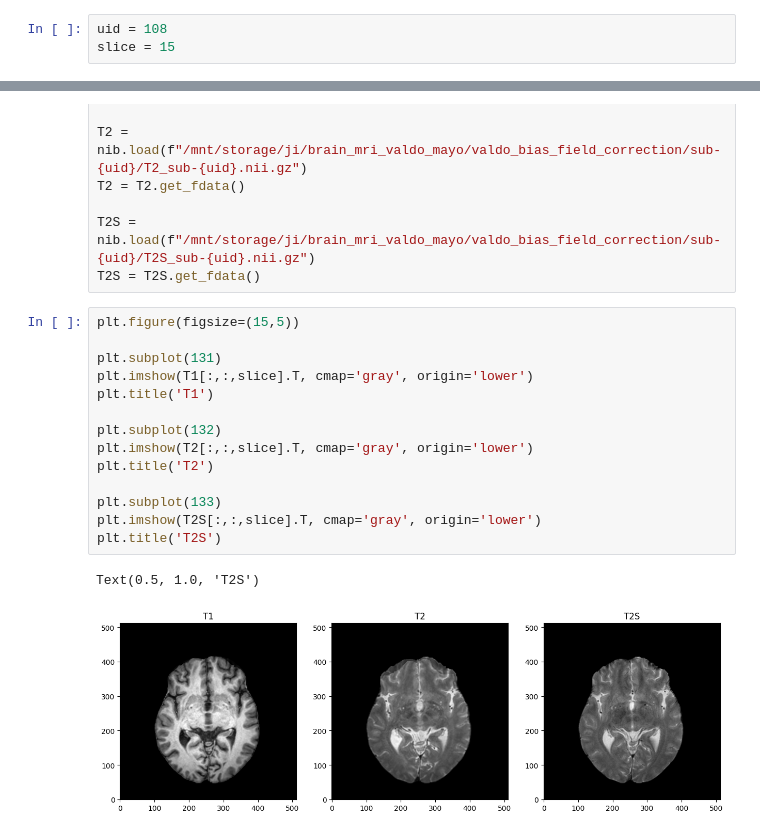
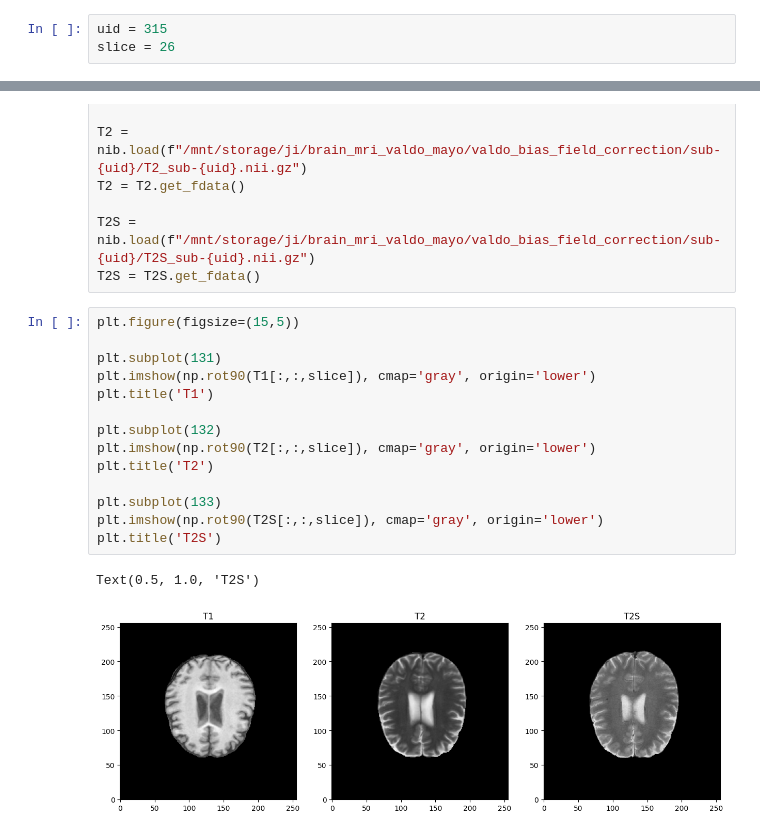
Before and after one commit to greenyjwk/VALDO_brain_MRI_dataset_preprocessing, a Jupyter notebook: misc/EDA/EDA_bias_fied_correction.ipynb, the cells around one changed output, grey strips where cells are left out. Saved outputs shown, nothing was run; the diff lists cells and outputs as text.

```diff
--- a/misc/EDA/EDA_bias_fied_correction.ipynb
+++ b/misc/EDA/EDA_bias_fied_correction.ipynb
@@ -4,6 +5,6 @@ import matplotlib.pyplot as plt
 # %%
-uid = 108
-slice = 15
+uid = 315
+slice = 26
 # %%
 T1 = nib.load(f"/mnt/storage/ji/brain_mri_valdo_mayo/valdo_bias_field_correction/sub-{uid}/T1_sub-{uid}.nii.gz")
 T1 = T1.get_fdata()
@@ -16,17 +17,17 @@ T2S = T2S.get_fdata()
 # %%
 plt.figure(figsize=(15,5))
 
 plt.subplot(131)
-plt.imshow(T1[:,:,slice].T, cmap='gray', origin='lower')
+plt.imshow(np.rot90(T1[:,:,slice]), cmap='gray', origin='lower')
 plt.title('T1')
 
 plt.subplot(132)
-plt.imshow(T2[:,:,slice].T, cmap='gray', origin='lower')
+plt.imshow(np.rot90(T2[:,:,slice]), cmap='gray', origin='lower')
 plt.title('T2')
 
 plt.subplot(133)
-plt.imshow(T2S[:,:,slice].T, cmap='gray', origin='lower')
+plt.imshow(np.rot90(T2S[:,:,slice]), cmap='gray', origin='lower')
 plt.title('T2S')
 # %% [output]
 Text(0.5, 1.0, 'T2S')
-[figure, old version]
+[figure, new version]
```
Also changed, not shown: parts of 1 cell of this notebook, 26 other files.
